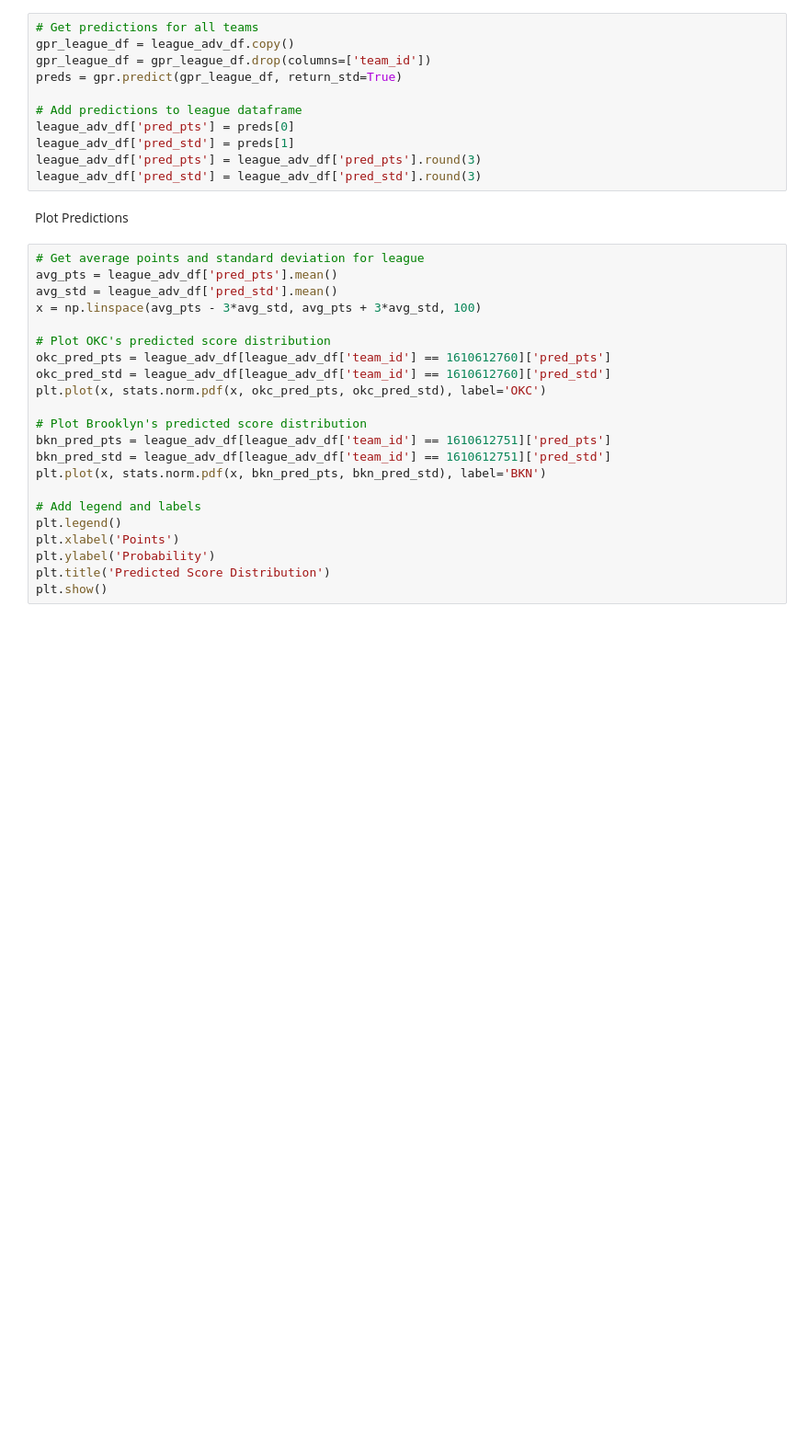
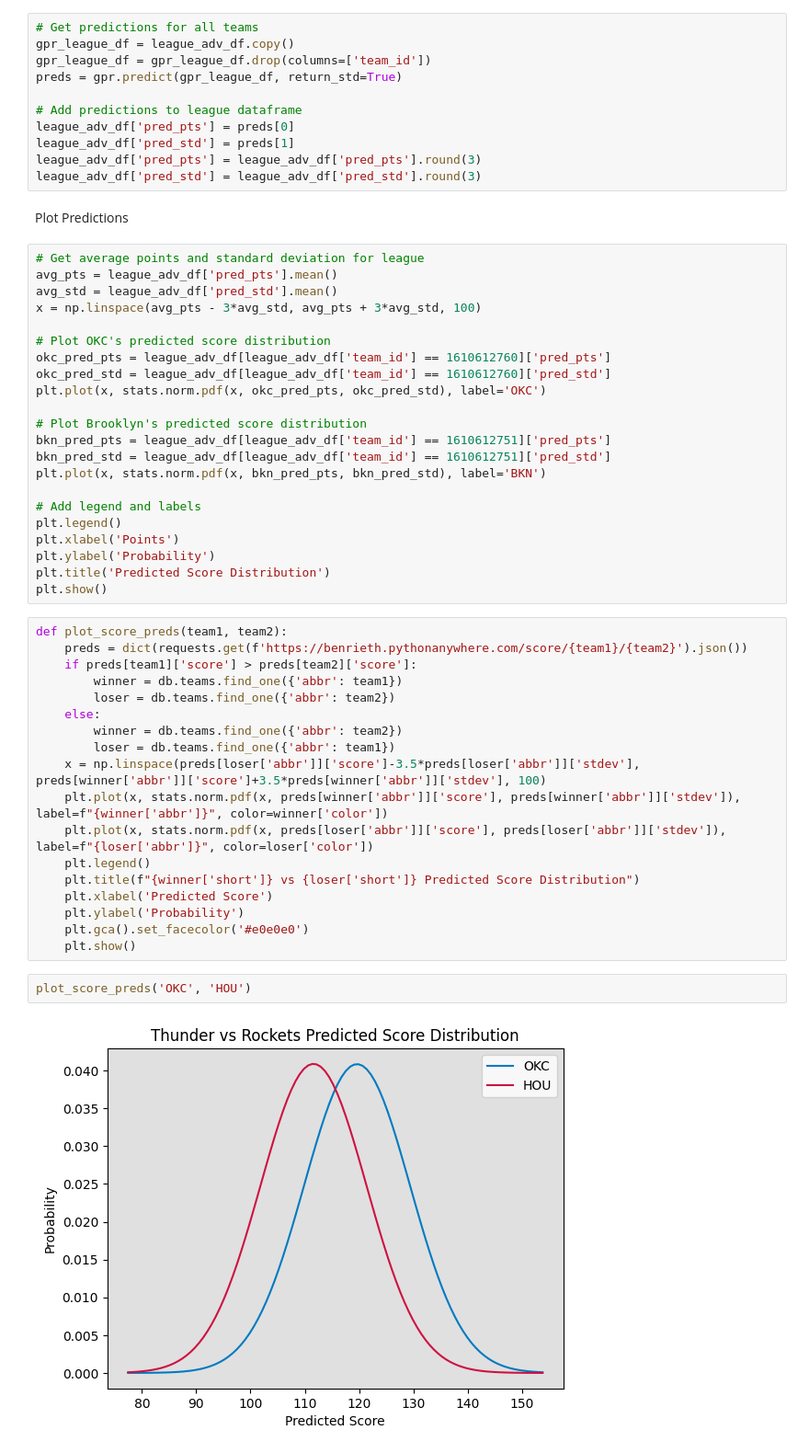
Before and after one commit to cs-utulsa/Courtside-App, a Jupyter notebook: backend/score_model.ipynb, the cells around one changed output. Shown at 92% size. Cells and saved outputs as stored; diff of their text form; blank space fills up the shorter version.

Commit message:
plot

```diff
--- a/backend/score_model.ipynb
+++ b/backend/score_model.ipynb
@@ -324,3 +328,25 @@ plt.xlabel('Points')
 plt.ylabel('Probability')
 plt.title('Predicted Score Distribution')
 plt.show()
+# %%
+def plot_score_preds(team1, team2):
+    preds = dict(requests.get(f'https://benrieth.pythonanywhere.com/score/{team1}/{team2}').json())
+    if preds[team1]['score'] > preds[team2]['score']:
+        winner = db.teams.find_one({'abbr': team1})
+        loser = db.teams.find_one({'abbr': team2})
+    else:
+        winner = db.teams.find_one({'abbr': team2})
+        loser = db.teams.find_one({'abbr': team1})
+    x = np.linspace(preds[loser['abbr']]['score']-3.5*preds[loser['abbr']]['stdev'], preds[winner['abbr']]['score']+3.5*preds[winner['abbr']]['stdev'], 100)
+    plt.plot(x, stats.norm.pdf(x, preds[winner['abbr']]['score'], preds[winner['abbr']]['stdev']), label=f"{winner['abbr']}", color=winner['color'])
+    plt.plot(x, stats.norm.pdf(x, preds[loser['abbr']]['score'], preds[loser['abbr']]['stdev']), label=f"{loser['abbr']}", color=loser['color'])
+    plt.legend()
+    plt.title(f"{winner['short']} vs {loser['short']} Predicted Score Distribution")
+    plt.xlabel('Predicted Score')
+    plt.ylabel('Probability')
+    plt.gca().set_facecolor('#e0e0e0')
+    plt.show()
+# %%
+plot_score_preds('OKC', 'HOU')
+# %% [output]
+[figure, added]
```
Also changed, not shown: parts of 1 cell of this notebook.
